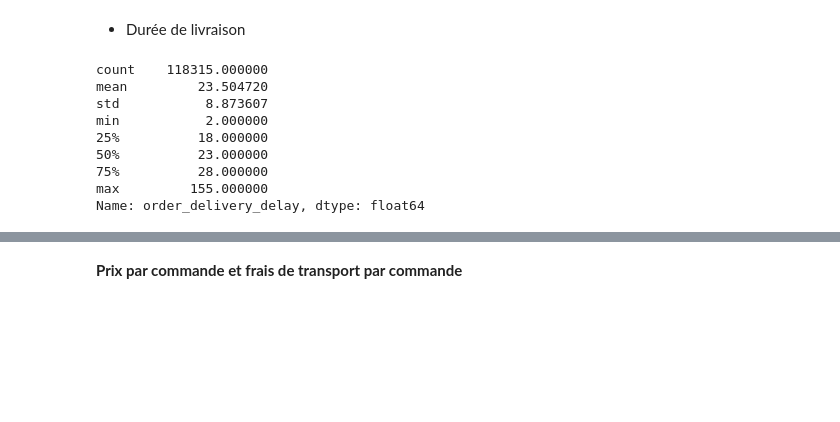
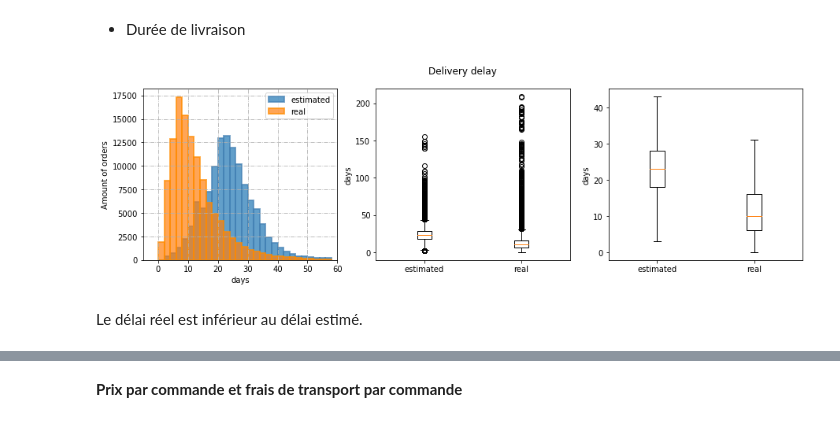
Before and after one commit to Narciso-A/Project, a Jupyter notebook: P_segmentation/POLIST_01_notebookanalyse.ipynb, the cells around one changed output, grey strips where cells are left out. Drawn from its saved outputs; the diff is of its cells as text; code cells hidden in the pictures; blank space fills up the shorter version.

```diff
--- a/P_segmentation/POLIST_01_notebookanalyse.ipynb
+++ b/P_segmentation/POLIST_01_notebookanalyse.ipynb
@@ -110,16 +117,20 @@ df['order_purchase_timestamp'] = pd.to_datetime(df['order_purchase_timestamp'])
+# %%
+df['order_estimated_delivery_date'] = pd.to_datetime(df['order_estimated_delivery_date'])
+df['order_purchase_timestamp'] = pd.to_datetime(df['order_purchase_timestamp'])
+df['order_delivered_customer_date'] = pd.to_datetime(df['order_delivered_customer_date'])
+
+## imputation : switching real delay with estimated delay
+masque = df['order_delivered_customer_date'].isna()
+df.loc[masque, 'order_delivered_customer_date'] = df.loc[masque, 'order_estimated_delivery_date']
+
+## adding month and year
+df['order_purchase_timestamp_M'] = df['order_purchase_timestamp'].apply(lambda x:x.month)
+df['order_purchase_timestamp_Y'] = df['order_purchase_timestamp'].apply(lambda x:x.year)
+# %%
+df['order_delivered_customer_date'] = pd.to_datetime(df['order_delivered_customer_date'])
 # %% [markdown]
 -  Durée de livraison
 # %%
+## real delay
 delay = df['order_estimated_delivery_date']-df['order_purchase_timestamp']
-df['order_delivery_delay'] = delay.apply(lambda x:x.days)
-df['order_delivery_delay'].describe()
+df['order_delivery_delay_estimated'] = delay.apply(lambda x:x.days)
-# %% [output]
-count    118315.000000
-mean         23.504720
-std           8.873607
-min           2.000000
-25%          18.000000
-50%          23.000000
-75%          28.000000
-max         155.000000
-Name: order_delivery_delay, dtype: float64
@@ -125,0 +141,25 @@ Name: order_delivery_delay, dtype: float64
+# %%
+## real delay < estimated delay
+fig,ax = plt.subplots(nrows=1, ncols=3, figsize=(15,4))
+fig.suptitle('Delivery delay')
+
+ax[0].hist(df['order_delivery_delay_estimated'],
+         alpha=0.7,edgecolor='steelblue',linewidth=2,label='estimated',bins=range(0,60,2))
+ax[0].hist(df['order_delivery_delay'],
+         alpha=0.7,edgecolor='darkorange',linewidth=2,label='real',bins=range(0,60,2))
+
+ax[0].legend()
+ax[0].set_xlabel('days')
+ax[0].set_xlim([-5,60])
+ax[0].grid(linestyle='-.')
+ax[0].set_ylabel('Amount of orders')
+
+column_list = ['order_delivery_delay_estimated','order_delivery_delay']
+ax[1].boxplot(df[column_list], labels=['estimated','real']);
+ax[1].set_ylabel('days')
+ax[2].boxplot(df[column_list],showfliers=False, labels=['estimated','real']);
+ax[2].set_ylabel('days');
+# %% [output]
+[figure, added]
+# %% [markdown]
+Le délai réel est inférieur au délai estimé.
```
Also changed, not shown: parts of 61 cells of this notebook, 1 other file.
